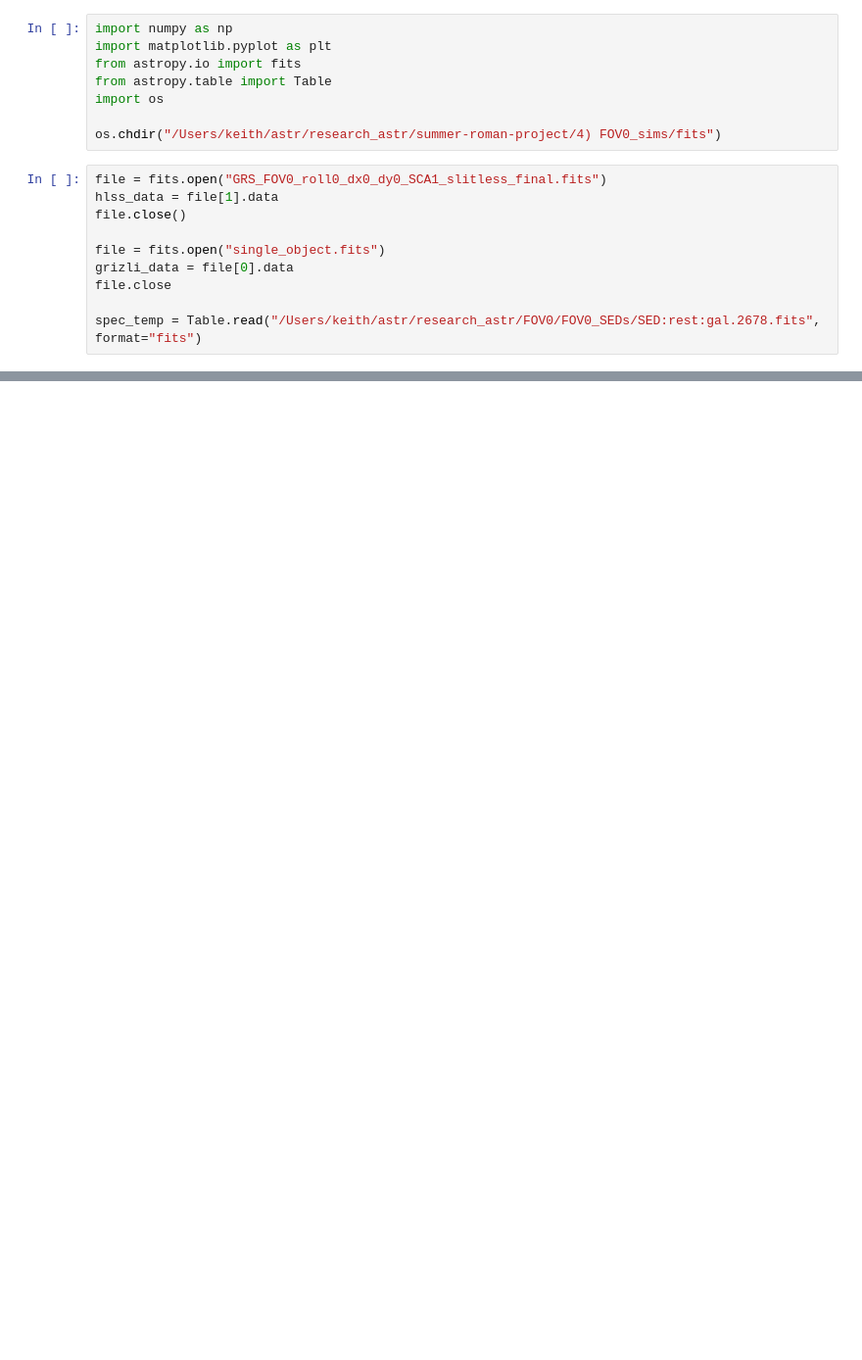
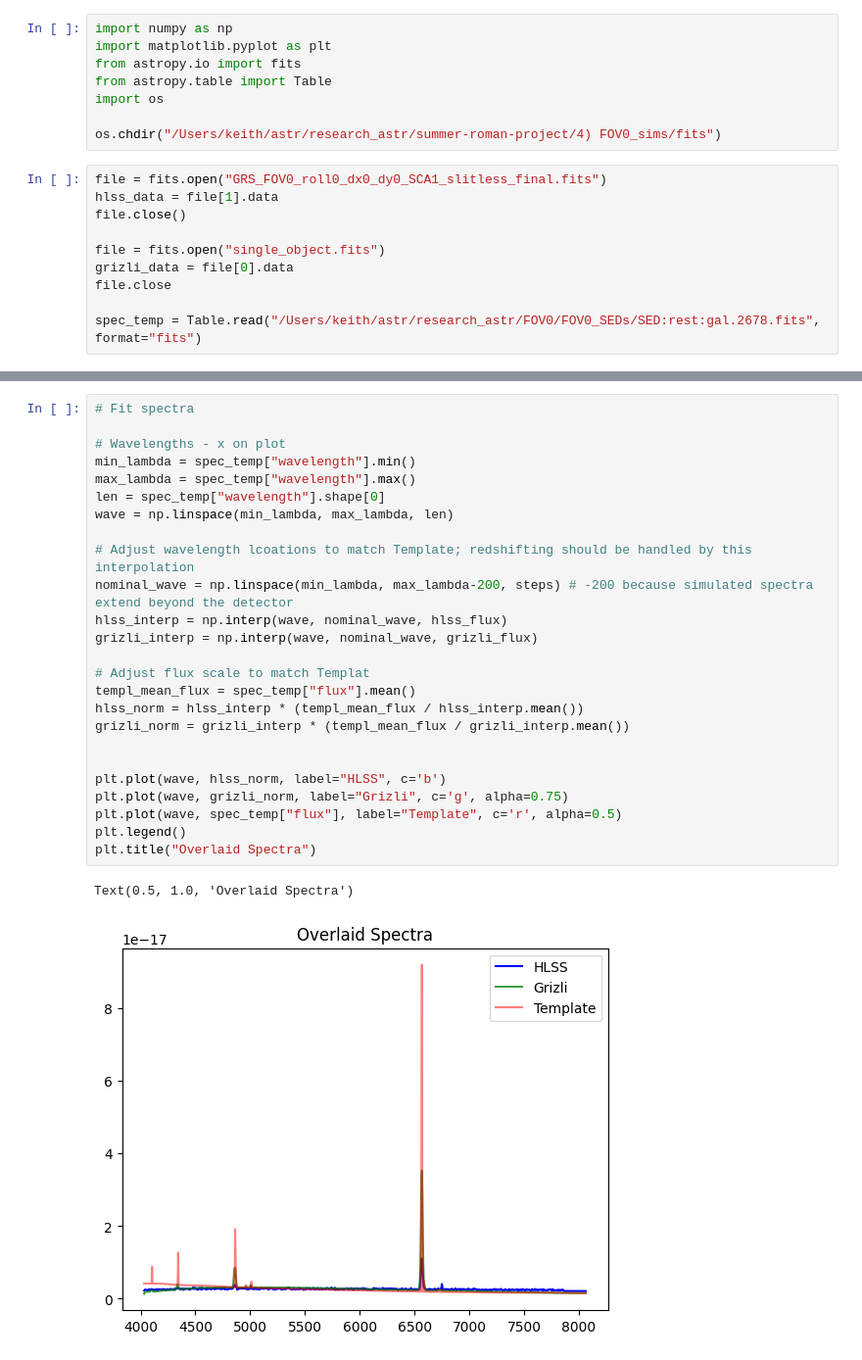
Before and after one commit to keithbuckholz/summer-roman-project, a Jupyter notebook: 4) FOV0_sims/notebooks/walk-along-spectrum-extraction.ipynb, the cells around one changed output, grey strips where cells are left out. Shown at 98% size. Cells and saved outputs as stored; diff of their text form; blank space fills up the shorter version.

```diff
--- a/4) FOV0_sims/notebooks/walk-along-spectrum-extraction.ipynb
+++ b/4) FOV0_sims/notebooks/walk-along-spectrum-extraction.ipynb
@@ -65,0 +66,28 @@ Text(0.5, 1.0, 'Spetrum Template')
+# %%
+# Fit spectra
+
+# Wavelengths - x on plot
+min_lambda = spec_temp["wavelength"].min()
+max_lambda = spec_temp["wavelength"].max()
+len = spec_temp["wavelength"].shape[0]
+wave = np.linspace(min_lambda, max_lambda, len)
+
+# Adjust wavelength lcoations to match Template; redshifting should be handled by this interpolation
+nominal_wave = np.linspace(min_lambda, max_lambda-200, steps) # -200 because simulated spectra extend beyond the detector
+hlss_interp = np.interp(wave, nominal_wave, hlss_flux)
+grizli_interp = np.interp(wave, nominal_wave, grizli_flux)
+
+# Adjust flux scale to match Templat
+templ_mean_flux = spec_temp["flux"].mean()
+hlss_norm = hlss_interp * (templ_mean_flux / hlss_interp.mean())
+grizli_norm = grizli_interp * (templ_mean_flux / grizli_interp.mean())
+
+
+plt.plot(wave, hlss_norm, label="HLSS", c='b')
+plt.plot(wave, grizli_norm, label="Grizli", c='g', alpha=0.75)
+plt.plot(wave, spec_temp["flux"], label="Template", c='r', alpha=0.5)
+plt.legend()
+plt.title("Overlaid Spectra")
+# %% [output]
+Text(0.5, 1.0, 'Overlaid Spectra')
+[figure, added]
```
Also changed, not shown: parts of 2 cells of this notebook, 14 other files.
